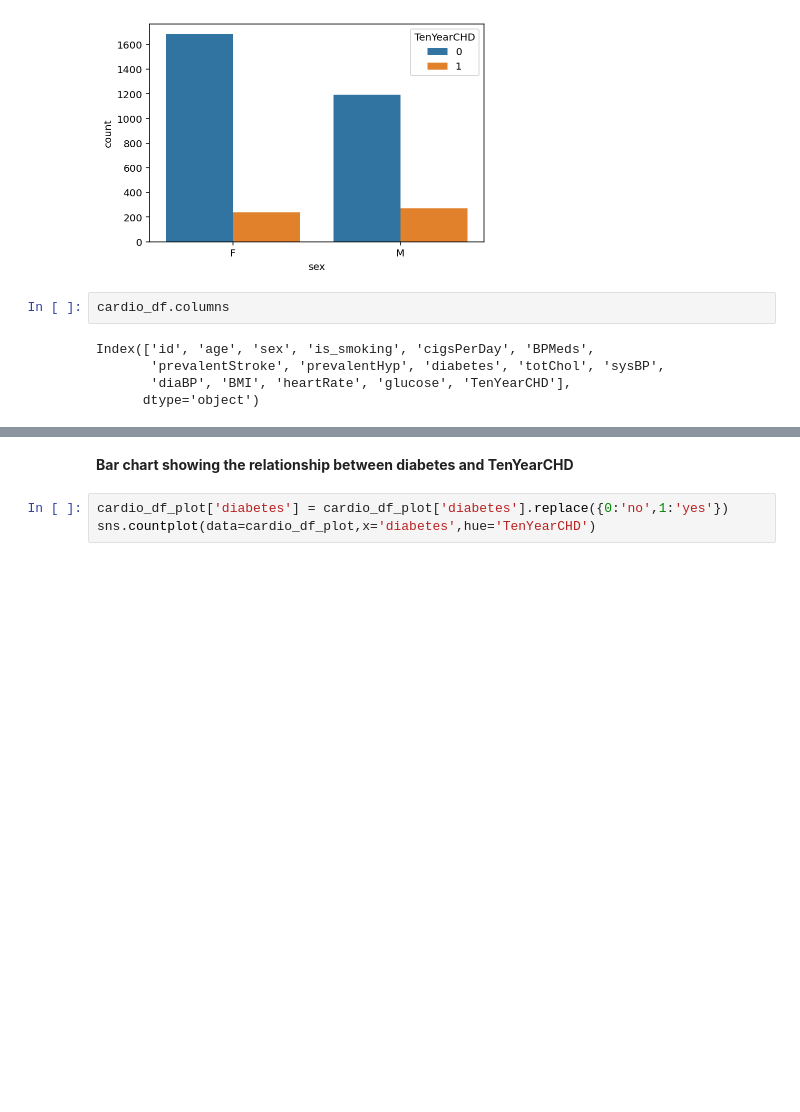
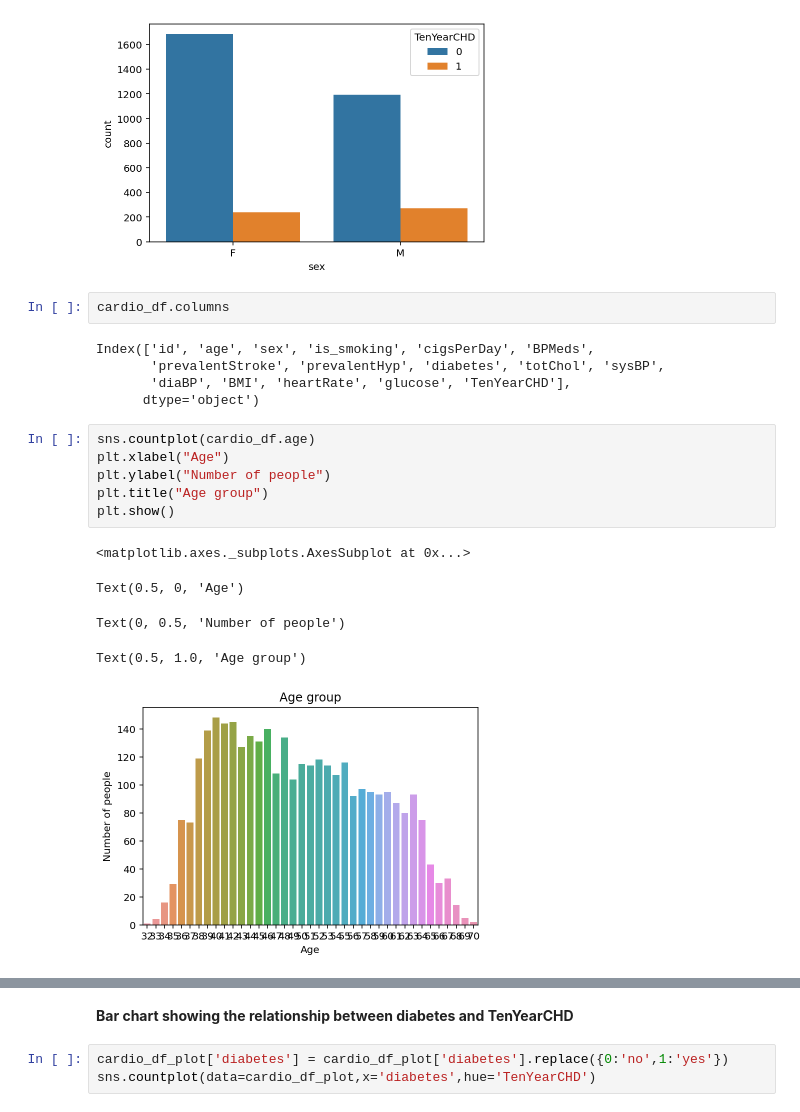
Before and after one commit to kumarirakhi19/cardiovascular-risk-prediction, a Jupyter notebook: rakhi_cardiovascular_risk_colab.ipynb, the cells around one changed output, grey strips where cells are left out. Cells and saved outputs as stored; diff of their text form; blank space fills up the shorter version.

```diff
--- a/rakhi_cardiovascular_risk_colab.ipynb
+++ b/rakhi_cardiovascular_risk_colab.ipynb
@@ -268,3 +268,15 @@ Index(['id', 'age', 'sex', 'is_smoking', 'cigsPerDay', 'BPMeds',
        'prevalentStroke', 'prevalentHyp', 'diabetes', 'totChol', 'sysBP',
        'diaBP', 'BMI', 'heartRate', 'glucose', 'TenYearCHD'],
       dtype='object')
+# %%
+sns.countplot(cardio_df.age)
+plt.xlabel("Age")
+plt.ylabel("Number of people")
+plt.title("Age group")
+plt.show()
+# %% [output]
+<matplotlib.axes._subplots.AxesSubplot at 0x...>
+Text(0.5, 0, 'Age')
+Text(0, 0.5, 'Number of people')
+Text(0.5, 1.0, 'Age group')
+[figure, added]
```
Also changed, not shown: parts of 11 cells of this notebook.
